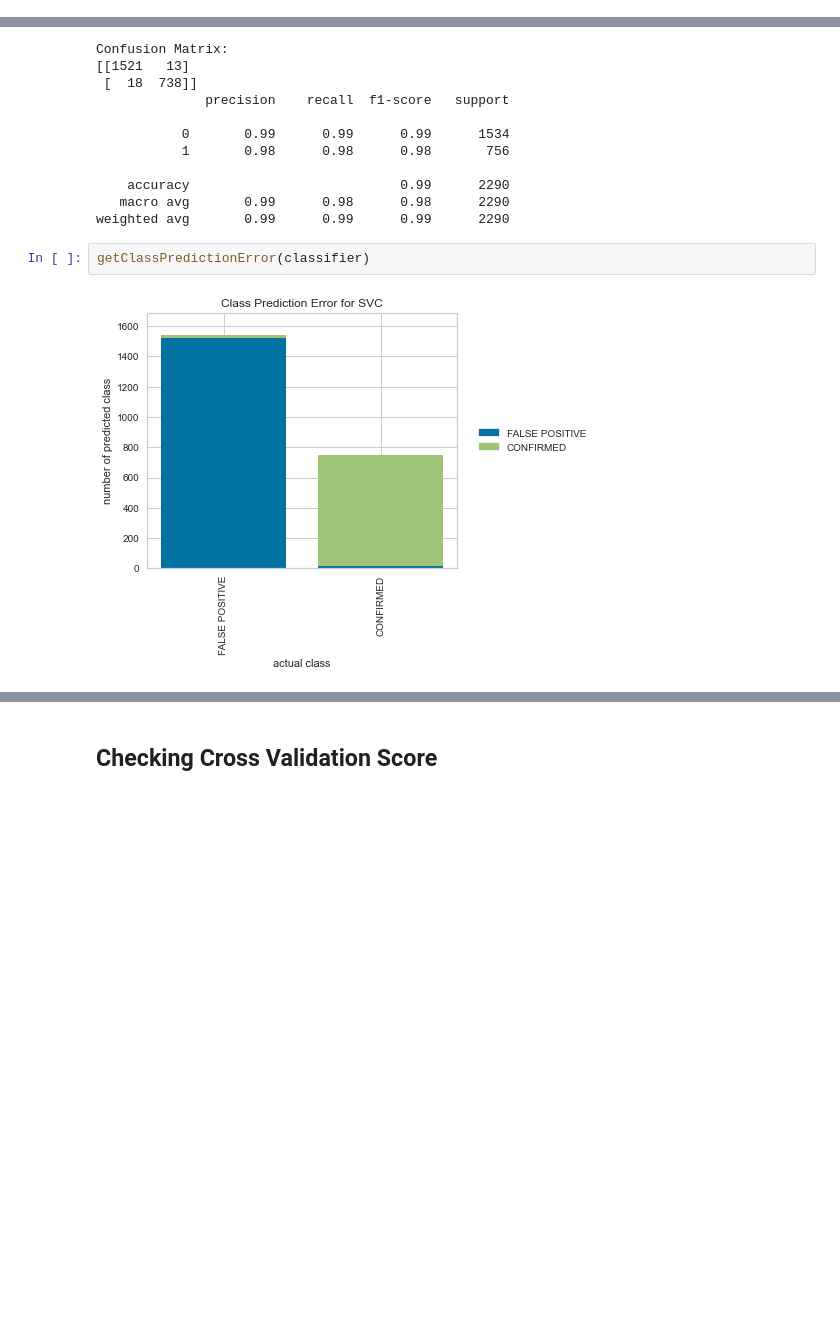
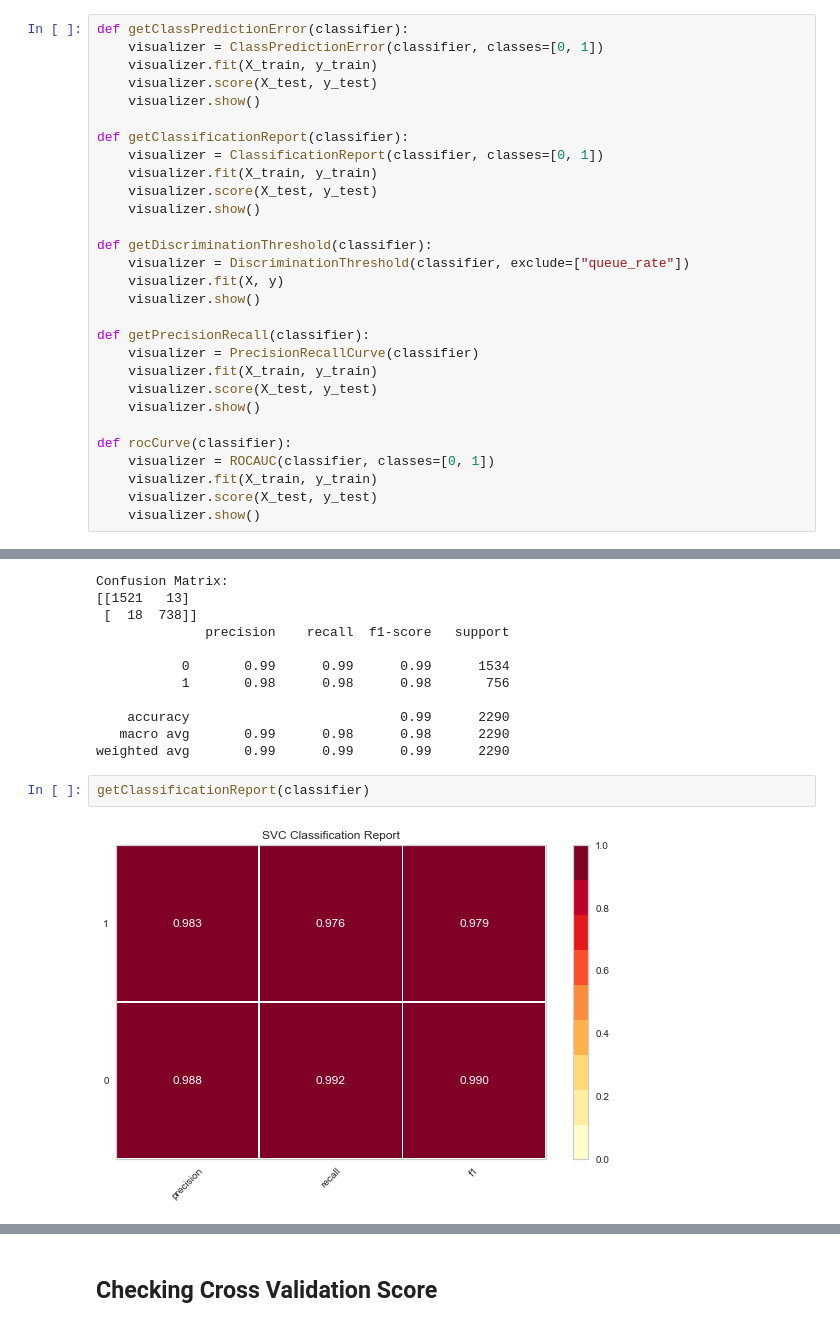
Before and after one commit to aditeyabaral/kepler-exoplanet-analysis, a Jupyter notebook: src/Prediction_ML.ipynb, the cells around one changed output, grey strips where cells are left out. Cells and saved outputs as stored; diff of their text form; blank space fills up the shorter version.

Commit message:
added all plots for prediction

```diff
--- a/src/Prediction_ML.ipynb
+++ b/src/Prediction_ML.ipynb
@@ -239,0 +267,29 @@ def getClassPredictionError(classifier):
+# %%
+def getClassPredictionError(classifier):
+    visualizer = ClassPredictionError(classifier, classes=[0, 1])
+    visualizer.fit(X_train, y_train)
+    visualizer.score(X_test, y_test)
+    visualizer.show()
+
+def getClassificationReport(classifier):
+    visualizer = ClassificationReport(classifier, classes=[0, 1])
+    visualizer.fit(X_train, y_train)
+    visualizer.score(X_test, y_test)
+    visualizer.show()
+
+def getDiscriminationThreshold(classifier):
+    visualizer = DiscriminationThreshold(classifier, exclude=["queue_rate"])
+    visualizer.fit(X, y)
+    visualizer.show()
+
+def getPrecisionRecall(classifier):
+    visualizer = PrecisionRecallCurve(classifier)
+    visualizer.fit(X_train, y_train)
+    visualizer.score(X_test, y_test)
+    visualizer.show()
+
+def rocCurve(classifier):
+    visualizer = ROCAUC(classifier, classes=[0, 1])
+    visualizer.fit(X_train, y_train)
+    visualizer.score(X_test, y_test)
+    visualizer.show()
@@ -271,6 +333,6 @@ Confusion Matrix:
    macro avg       0.99      0.98      0.98      2290
 weighted avg       0.99      0.99      0.99      2290
 # %%
-getClassPredictionError(classifier)
+getClassificationReport(classifier)
 # %% [output]
-[figure, old version]
+[figure, new version]
```
Also changed, not shown: parts of 36 cells of this notebook, 12 other files.
